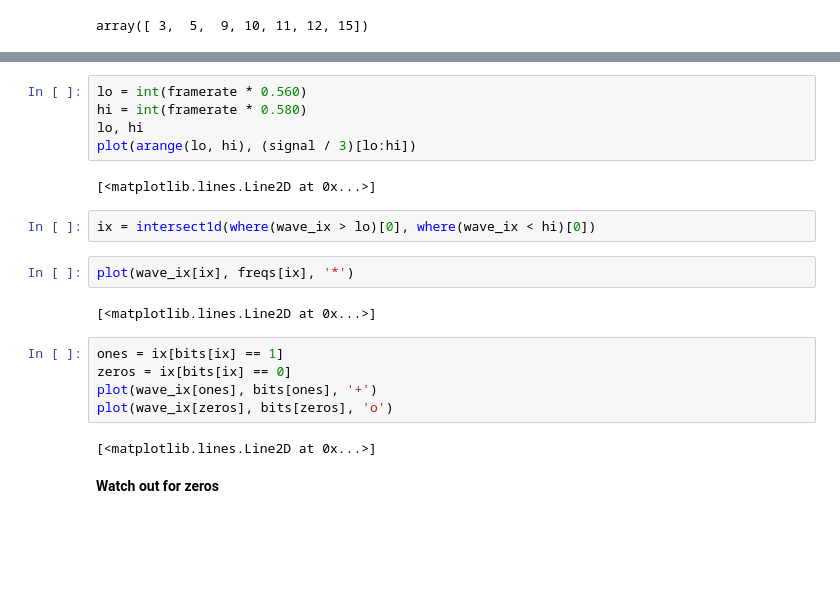
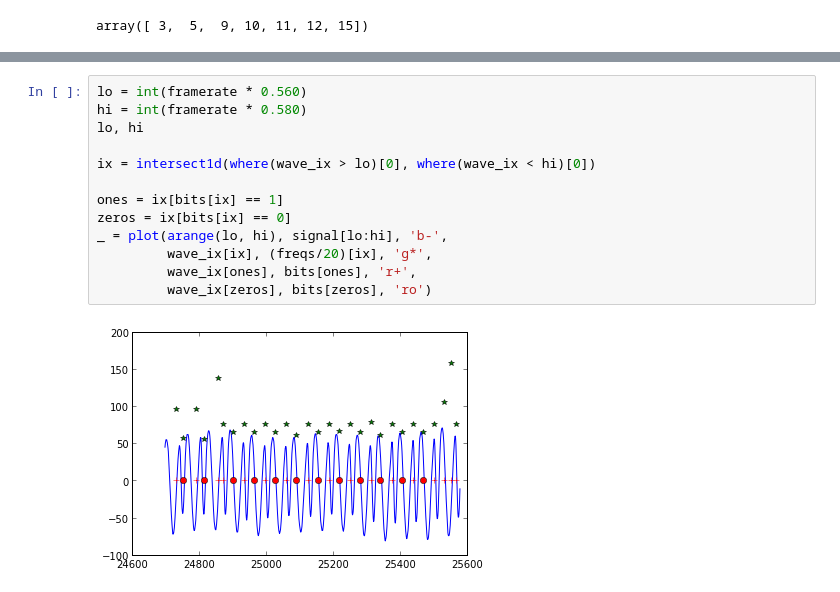
Before and after one commit to dckc/madmode-blog, a Jupyter notebook: coco.ipynb, the cells around one changed output, grey strips where cells are left out. Saved outputs shown, nothing was run; the diff lists cells and outputs as text; blank space fills up the shorter version.

```diff
--- a/coco.ipynb
+++ b/coco.ipynb
@@ -96,22 +129,15 @@ For more information, type 'help(pylab)'.
 # %%
 lo = int(framerate * 0.560)
 hi = int(framerate * 0.580)
 lo, hi
-plot(arange(lo, hi), (signal / 3)[lo:hi])
+
+ix = intersect1d(where(wave_ix > lo)[0], where(wave_ix < hi)[0])
+
+ones = ix[bits[ix] == 1]
+zeros = ix[bits[ix] == 0]
+_ = plot(arange(lo, hi), signal[lo:hi], 'b-',
+         wave_ix[ix], (freqs/20)[ix], 'g*',
+         wave_ix[ones], bits[ones], 'r+',
+         wave_ix[zeros], bits[zeros], 'ro')
 # %% [output]
-[<matplotlib.lines.Line2D at 0x...>]
+[figure, added]
-# %%
-ix = intersect1d(where(wave_ix > lo)[0], where(wave_ix < hi)[0])
-# %%
-plot(wave_ix[ix], freqs[ix], '*')
-# %% [output]
-[<matplotlib.lines.Line2D at 0x...>]
-# %%
-ones = ix[bits[ix] == 1]
-zeros = ix[bits[ix] == 0]
-plot(wave_ix[ones], bits[ones], '+')
-plot(wave_ix[zeros], bits[zeros], 'o')
-# %% [output]
-[<matplotlib.lines.Line2D at 0x...>]
-# %% [markdown]
-**Watch out for zeros**
```
Also changed, not shown: parts of 28 cells of this notebook.
